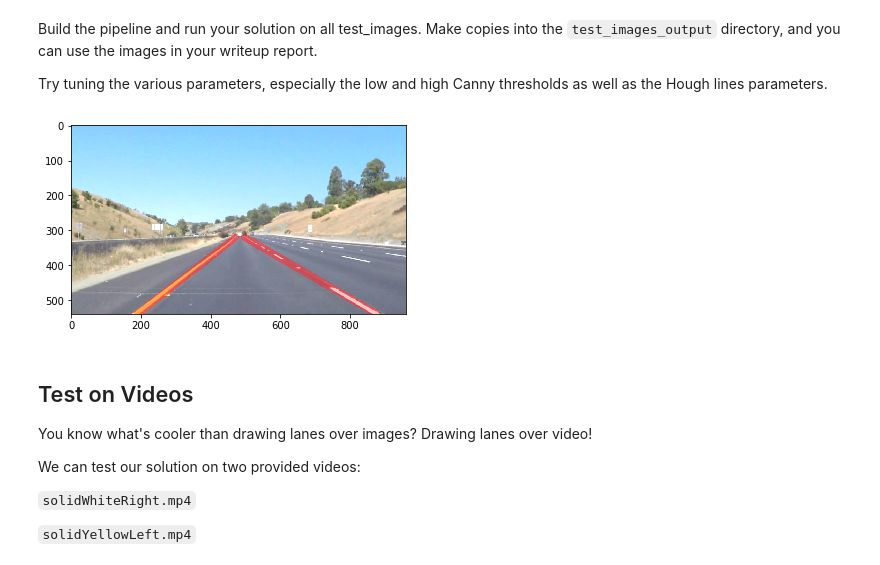
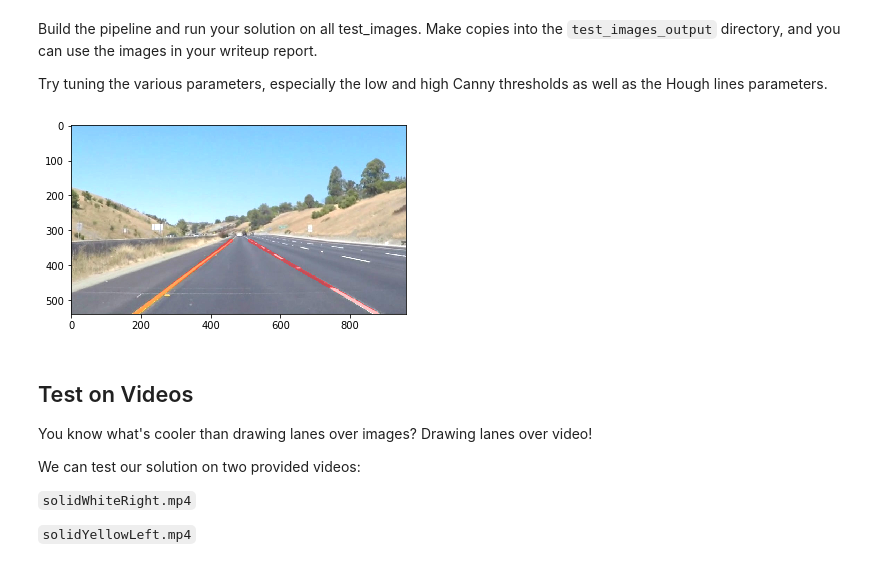
Before and after one commit to ellumini/sdcnd-p1-lanefinding, a Jupyter notebook: P1.ipynb, the cells around one changed output. Saved outputs shown, nothing was run; the diff lists cells and outputs as text; code cells hidden in the pictures.

Commit message:
Correction to python P1.ipynb
copy/paste error between pipeline test  run and process(image) function ...

```diff
--- a/P1.ipynb
+++ b/P1.ipynb
@@ -159,6 +159,7 @@ def draw_lines(img, lines, color=[255, 0, 0], thickness=2,y_far=320):
     a_right = np.zeros(4)
     a_left  = np.zeros(4)
     x_center = img.shape[1]/2
+    y_near = img.shape[0]
     for line in lines:
             for x1,y1,x2,y2 in line:
                 m = (y2-y1)/(x2-x1)
@@ -279,35 +280,35 @@ def lanefind(filename):
     roi = region_of_interest(edge_detection,mask)
 
     ### Hough line detection
 
     rho = 2 # distance resolution in pixels of the Hough grid
     theta = np.pi/180 # angular resolution in radians of the Hough grid
     threshold = 20 # minimum number of votes (intersections in Hough grid cell)
     min_line_len = 10 # minimum number of pixels making up a line
     max_line_gap = 20    # maximum gap in pixels between connectable line segments
 
     houghimg,houghlines = hough_lines(roi, rho, theta, threshold, min_line_len, max_line_gap)
 
     ### Draw lines
     lines = houghlines
     img_dl = image.copy()
     draw_lines(img_dl, lines, color=[255, 0, 0], thickness=10,y_far=y_far)
     #x1,y1,x2,y2
 
     initial_img = image
 
     result = weighted_img(img_dl, initial_img, α=0.8, β=.5, γ=0.)
-    plt.imshow(weighted_image)
+    plt.imshow(result)
 
 
     cv2.imwrite(outputpath+outputfilename, result)
 
 filename = 'whiteCarLaneSwitch'
 
 for file in file_list:
     lanefind(file)
 # %% [output]
-[figure, old version]
+[figure, new version]
 # %% [markdown]
 ## Test on Videos
 
```
Also changed, not shown: parts of 4 cells of this notebook.
